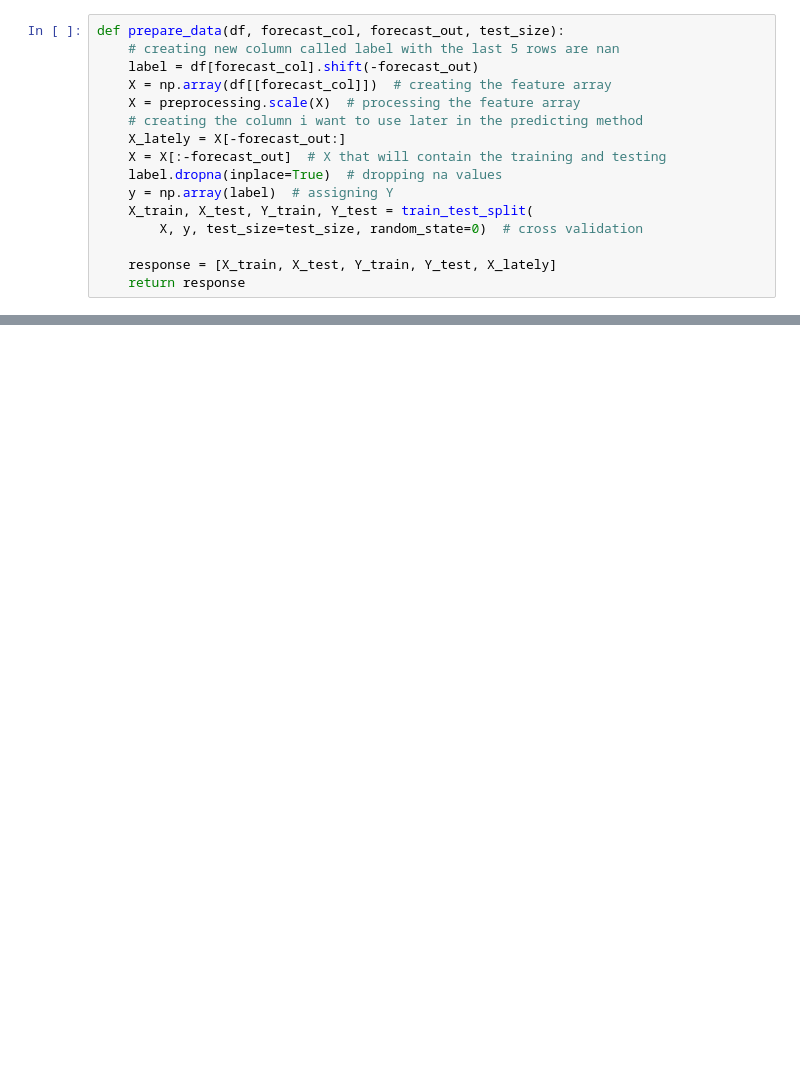
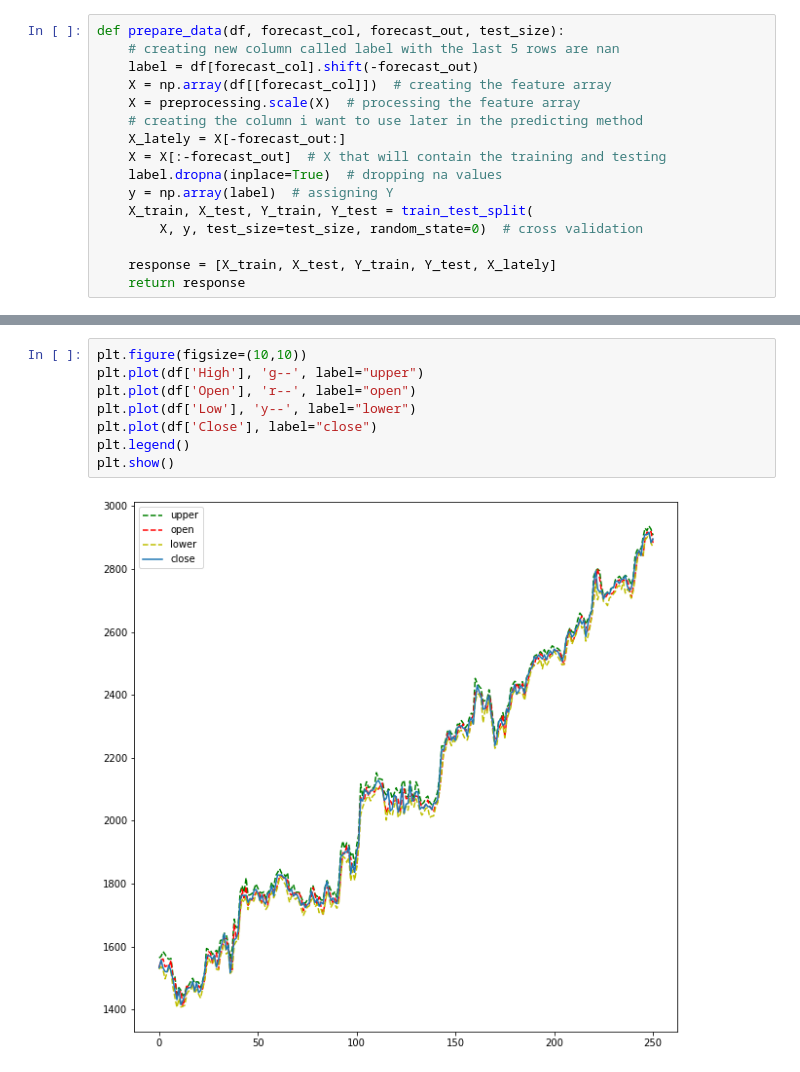
Before and after one commit to carlospatinos/mlWithPython, a Jupyter notebook: stockpricePrediction.ipynb, the cells around one changed output, grey strips where cells are left out. Drawn from its saved outputs; the diff is of its cells as text; blank space fills up the shorter version.

```diff
--- a/stockpricePrediction.ipynb
+++ b/stockpricePrediction.ipynb
@@ -48,0 +36,10 @@ print(response)
+# %%
+plt.figure(figsize=(10,10))
+plt.plot(df['High'], 'g--', label="upper")
+plt.plot(df['Open'], 'r--', label="open")
+plt.plot(df['Low'], 'y--', label="lower")
+plt.plot(df['Close'], label="close")
+plt.legend()
+plt.show()
+# %% [output]
+[figure, added]
```
Also changed, not shown: parts of 5 cells of this notebook.
